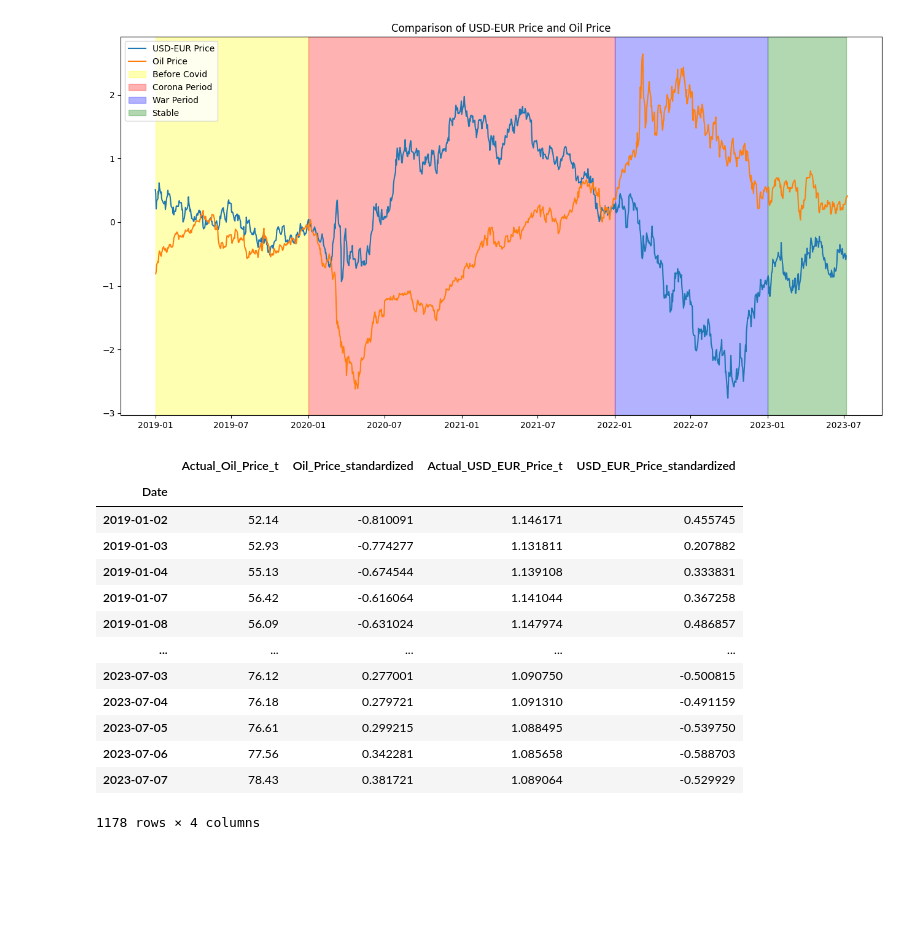
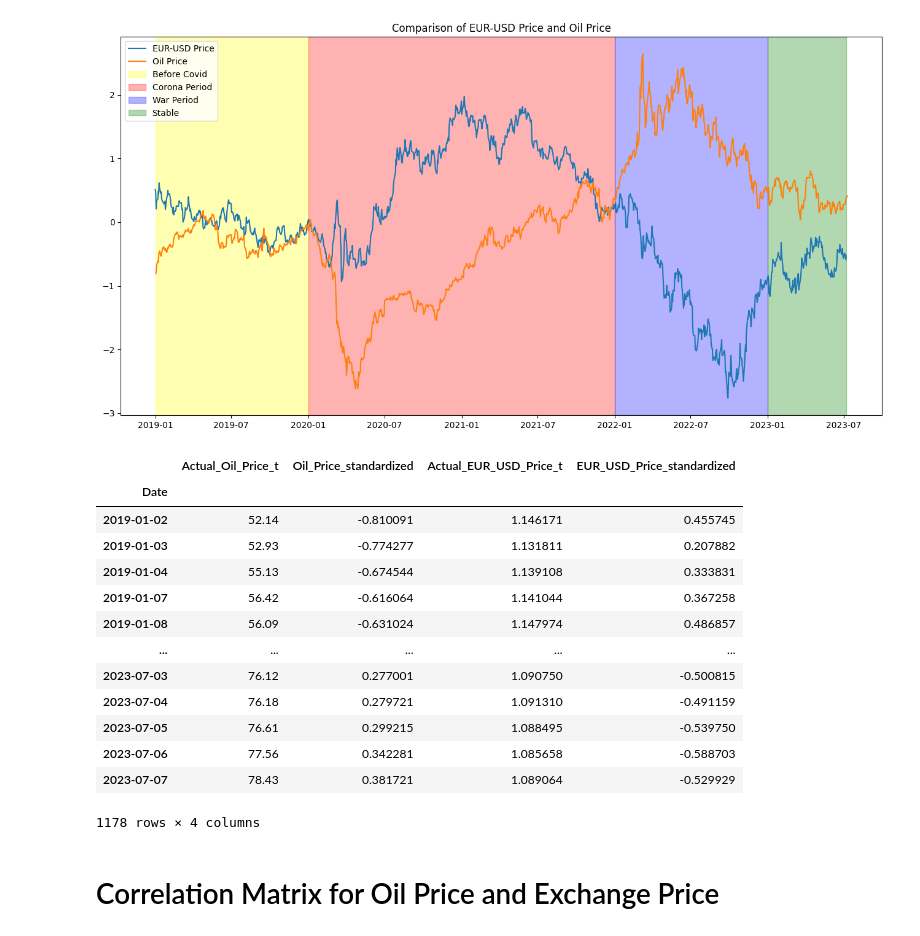
Before and after one commit to pravin-raut/TimeSeries_USD-EUR_WithOilImpact, a Jupyter notebook: 01_Currency_&_Oil_Forecast_Visualization.ipynb, the cells around one changed output. Cells and saved outputs as stored; diff of their text form; code cells hidden in the pictures; blank space fills up the shorter version.

```diff
--- a/01_Currency_&_Oil_Forecast_Visualization.ipynb
+++ b/01_Currency_&_Oil_Forecast_Visualization.ipynb
@@ -169,8 +174,8 @@ Dividends       0
 Stock Splits    0
 dtype: int64
 # %%
-df_USD_EUR=df_USD_EUR.asfreq('b')
+df_EUR_USD=df_EUR_USD.asfreq('b')
 
-df_USD_EUR.Close.isnull().sum()
+df_EUR_USD.Close.isnull().sum()
 # %% [output]
 1
@@ -177,2 +184,2 @@ df_USD_EUR.Close.isnull().sum()
 # %%
-df_USD_EUR.Close=df_USD_EUR.Close.fillna(method='bfill')
+df_EUR_USD.Close=df_EUR_USD.Close.fillna(method='bfill')
@@ -197,0 +186,4 @@ df_USD_EUR
+# %%
+df_EUR_USD['Actual_EUR_USD_Price_t']=df_EUR_USD[['Close']]
+df_EUR_USD=df_EUR_USD[['Actual_EUR_USD_Price_t']]
+df_EUR_USD.head(5)
@@ -220,7 +222,7 @@ def compare_plots(col1, col2, label1, label2, title):
 import matplotlib.pyplot as plt
 import pandas as pd
 
-df_USD_EUR['USD_EUR_Price_standardized'] = (df_USD_EUR['Actual_USD_EUR_Price_t'] - df_USD_EUR['Actual_USD_EUR_Price_t'].mean()) / df_USD_EUR['Actual_USD_EUR_Price_t'].std()
+df_EUR_USD['EUR_USD_Price_standardized'] = (df_EUR_USD['Actual_EUR_USD_Price_t'] - df_EUR_USD['Actual_EUR_USD_Price_t'].mean()) / df_EUR_USD['Actual_EUR_USD_Price_t'].std()
 df_Oil_InUSD['Oil_Price_standardized'] = (df_Oil_InUSD['Actual_Oil_Price_t'] - df_Oil_InUSD['Actual_Oil_Price_t'].mean()) / df_Oil_InUSD['Actual_Oil_Price_t'].std()
 # %%
 plt.figure(figsize=(16,8))
@@ -262,10 +264,10 @@ def generate_shift_columns_front(df, column_name, min_shift, max_shift, suffix=N
             df[f'{column_name}+{i}'] = df[column_name].shift(-i)
     return df
 # %%
-df_oil_currency = df_Oil_InUSD.join(df_USD_EUR, how='inner')
+df_oil_currency = df_Oil_InUSD.join(df_EUR_USD, how='inner')
 df_oil_currency
 # %% [output]
-|  | Actual_Oil_Price_t | Oil_Price_standardized | Actual_USD_EUR_Price_t | USD_EUR_Price_standardized |
+|  | Actual_Oil_Price_t | Oil_Price_standardized | Actual_EUR_USD_Price_t | EUR_USD_Price_standardized |
 | Date |  |  |  |  |
 | 2019-01-02 | 52.14 | -0.810091 | 1.146171 | 0.455745 |
 | 2019-01-03 | 52.93 | -0.774277 | 1.131811 | 0.207882 |
@@ -279,6 +281,8 @@ df_oil_currency
 | 2023-07-06 | 77.56 | 0.342281 | 1.085658 | -0.588703 |
 | 2023-07-07 | 78.43 | 0.381721 | 1.089064 | -0.529929 |
 1178 rows × 4 columns
+# %% [markdown]
+# Correlation Matrix for Oil Price and Exchange Price
 # %%
 import seaborn as sns
 import matplotlib.pyplot as plt
```
Also changed, not shown: parts of 29 cells of this notebook.
